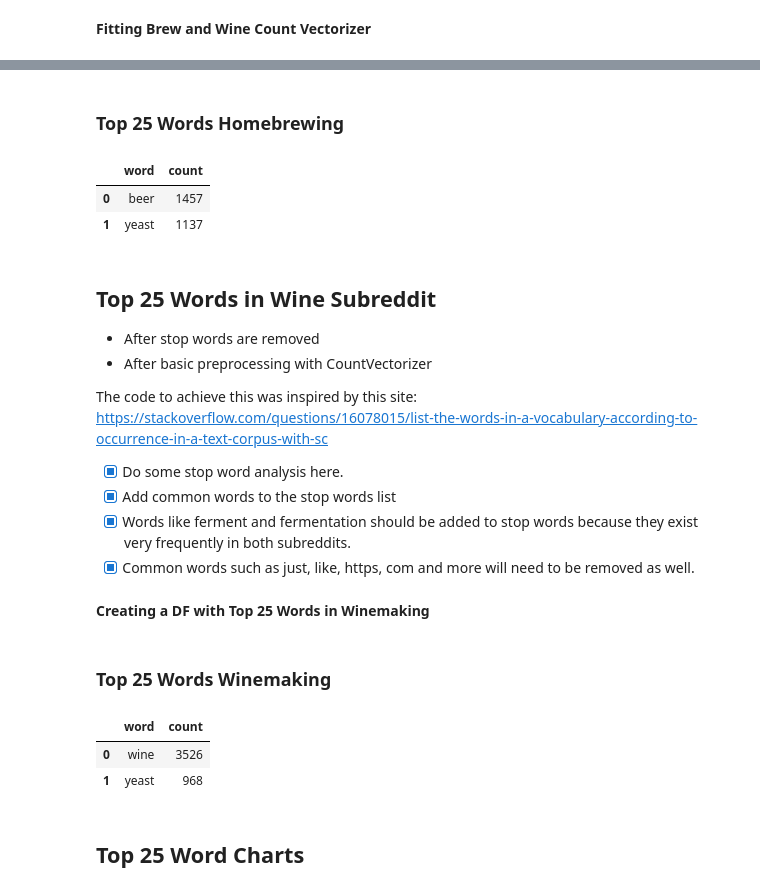
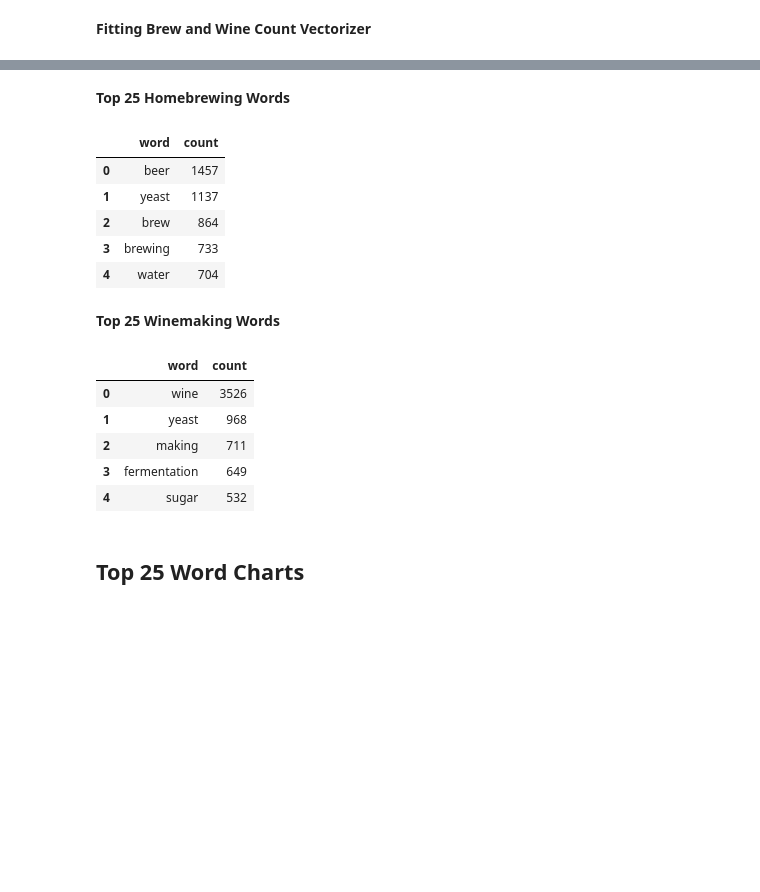
Before and after one commit to JamesRonsonOp/reddit_nlp_binary_classification, a Jupyter notebook: code/02_eda_preprocessing_main_file.ipynb, the cells around one changed output, grey strips where cells are left out. Cells and saved outputs as stored; diff of their text form; code cells hidden in the pictures; blank space fills up the shorter version.

```diff
--- a/code/02_eda_preprocessing_main_file.ipynb
+++ b/code/02_eda_preprocessing_main_file.ipynb
@@ -237,8 +269,8 @@ Instantiating 2 seperate Count Vectorizers. One for Homebrewing DF and one for w
 # %% [markdown]
 **Instantiating Count Vectorizer for Brew and Wine DF's**
 # %%
-cvec_brew = CountVectorizer(stop_words = stop_words_custom, ngram_range = (1,3))
-cvec_wine = CountVectorizer(stop_words = stop_words_custom,  ngram_range = (1,3))
+cvec_brew = CountVectorizer(stop_words = custom_stops, ngram_range = (1,3))
+cvec_wine = CountVectorizer(stop_words = custom_stops,  ngram_range = (1,3))
 # %% [markdown]
 **Fitting Brew and Wine Count Vectorizer**
 # %%
@@ -268,20 +291,20 @@ beer_count = beer_25_df['count']
+# %%
+def top_n_words(fitted_cnt_vect, count_vect, n_words):
+    # Function takes a fitted count vectorizer,
+    # an instantiated count_vect and number of words
+    # returns a DF of n number of top words and ngrams in descending order.
+
+    sumd_vectors = fitted_cnt_vect.sum(axis = 0)
+
+    word_freq = [(word, sumd_vectors[0, idx]) for word, idx in count_vect.vocabulary_.items()]
+
+    top_words = sorted(word_freq, key = lambda x: x[1], reverse = True)[:n_words]
+
+    top_words_df = pd.DataFrame(top_words)
+
+    top_words_df.rename(columns = {0: 'word', 1: 'count'}, inplace = True)
+
+
+    return top_words_df
 # %% [markdown]
-### Top 25 Words Homebrewing
+**Top 25 Homebrewing Words**
-# %%
-beer_25_df.head(2)
-# %% [output]
-|  | word | count |
-| 0 | beer | 1457 |
-| 1 | yeast | 1137 |
-# %% [markdown]
-## Top 25 Words in Wine Subreddit
-* After stop words are removed
-* After basic preprocessing with CountVectorizer
-
-The code to achieve this was inspired by this site:
-https://stackoverflow.com/questions/16078015/list-the-words-in-a-vocabulary-according-to-occurrence-in-a-text-corpus-with-sc
-
-* [X] Do some stop word analysis here.
-* [X] Add common words to the stop words list
-* [X] Words like ferment and fermentation should be added to stop words because they exist very frequently in both subreddits.
-* [X] Common words such as just, like, https, com and more will need to be removed as well.
@@ -292,2 +311,13 @@ word_freq_wine = [(word, sum_wine[0, idx]) for word, idx in cvec_wine.vocabulary
+# %%
+# creating top 25 homebrew DF by calling top_n_words function
+beer_25_df = top_n_words(brew_vec, cvec_brew, 25)
+beer_25_df.head()
+# %% [output]
+|  | word | count |
+| 0 | beer | 1457 |
+| 1 | yeast | 1137 |
+| 2 | brew | 864 |
+| 3 | brewing | 733 |
+| 4 | water | 704 |
 # %% [markdown]
-**Creating a DF with Top 25 Words in Winemaking**
+**Top 25 Winemaking Words**
@@ -302,11 +324,14 @@ wine_count = wine_25_df['count']
-# %% [markdown]
-### Top 25 Words Winemaking
-# %%
-wine_25_df.head(2)
-# %% [output]
-|  | word | count |
-| 0 | wine | 3526 |
-| 1 | yeast | 968 |
+# %%
+# creating top 25 homebrew DF by calling top_n_words function
+wine_25_df = top_n_words(wine_vec, cvec_wine, 25)
+wine_25_df.head()
+# %% [output]
+|  | word | count |
+| 0 | wine | 3526 |
+| 1 | yeast | 968 |
+| 2 | making | 711 |
+| 3 | fermentation | 649 |
+| 4 | sugar | 532 |
 # %% [markdown]
 ## Top 25 Word Charts
 # %% [markdown]
```
Also changed, not shown: parts of 102 cells of this notebook, 3 other files.
